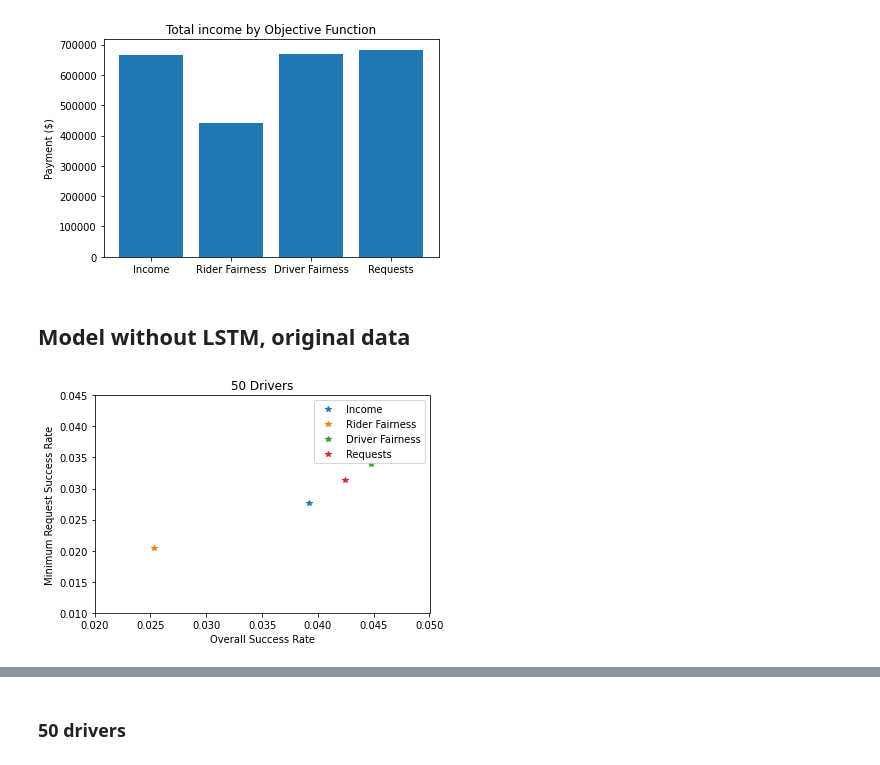
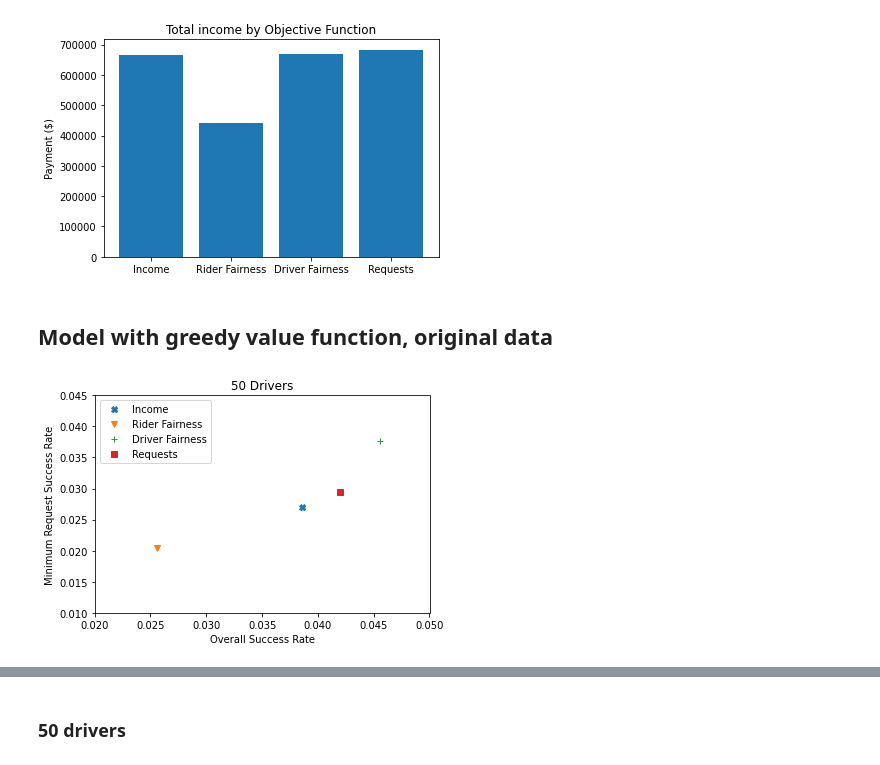
Before and after one commit to Veranep/fact-ai-group-25, a Jupyter notebook: generate_plots.ipynb, the cells around one changed output, grey strips where cells are left out. Drawn from its saved outputs; the diff is of its cells as text; code cells hidden in the pictures.

Commit message:
Create greedy val function plots

```diff
--- a/generate_plots.ipynb
+++ b/generate_plots.ipynb
@@ -49,12 +49,12 @@ with open(data_dir + "2022-01-21_105545.pkl", "rb") as infile:
 # %%
-with open(data_dir + "2022-01-21_142420.pkl", "rb") as infile:
-    requests_nolstm_50 = pickle.load(infile)
+with open(data_dir + "2022-02-03_030100.pkl", "rb") as infile:
+    requests_greedy_50 = pickle.load(infile)
 
-with open(data_dir + "2022-01-22_003146.pkl", "rb") as infile:
-    income_nolstm_50 = pickle.load(infile)
+with open(data_dir + "2022-02-03_075130.pkl", "rb") as infile:
+    income_greedy_50 = pickle.load(infile)
 
-with open(data_dir + "2022-01-22_024518.pkl", "rb") as infile:
-    driver_nolstm_50 = pickle.load(infile)
+with open(data_dir + "2022-02-03_094232.pkl", "rb") as infile:
+    driver_greedy_50 = pickle.load(infile)
 
-with open(data_dir + "2022-01-22_002914.pkl", "rb") as infile:
-    rider_nolstm_50 = pickle.load(infile)
+with open(data_dir + "2022-02-03_051422.pkl", "rb") as infile:
+    rider_greedy_50 = pickle.load(infile)
@@ -166,7 +178,7 @@ def get_success_rate_plot(stats, labels, plot_labels, n_drivers, lim_x=None, lim
             neighborhood_ratios = np.array([v for (k, v) in sorted(accepted_counter.items())]) / np.array([v for (k, v) in sorted(all_counter.items())])
             min_ratiob = neighborhood_ratios.min()
             min_ratio = np.mean([min_ratio, min_ratiob])
-        plt.plot(total_ratio, min_ratio, "*", label=plot_labels[i])
+        plt.plot(total_ratio, min_ratio, plot_labels[i][1], label=plot_labels[i][0])
     plt.title(f"{n_drivers} Drivers")
     plt.xlabel("Overall Success Rate")
     plt.ylabel("Minimum Request Success Rate")
@@ -239,8 +251,8 @@ get_total_income_bar_plot([income_200, rider_200, driver_200, requests_200], ["I
 # %% [output]
 [figure]
 # %% [markdown]
-## Model without LSTM, original data
+## Model with greedy value function, original data
 # %%
-get_success_rate_plot([income_nolstm_50, rider_nolstm_50, driver_nolstm_50, requests_nolstm_50], labels, ["Income", "Rider Fairness", "Driver Fairness", "Requests"], 50, (0.020, 0.050), (0.010, 0.045))
+get_success_rate_plot([income_greedy_50, rider_greedy_50, driver_greedy_50, requests_greedy_50], labels, [("Income", "X"), ("Rider Fairness","v"), ("Driver Fairness","+"), ("Requests", "s")], 50, (0.020, 0.050), (0.010, 0.045))
 # %% [output]
-[figure, old version]
+[figure, new version]
```
Also changed, not shown: parts of 14 cells of this notebook, 18 other files.
